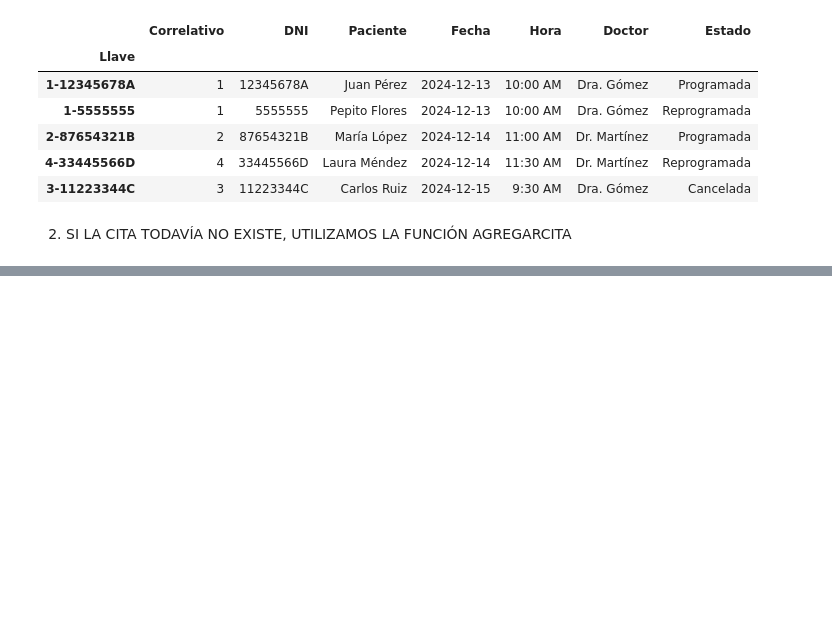
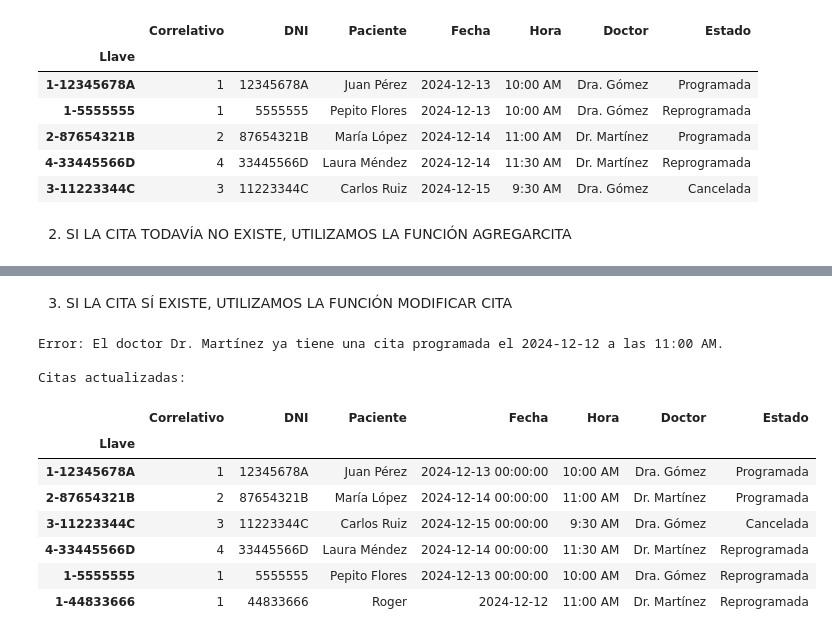
Before and after one commit to RogerReateguiUTEC/Tareas_Programacion101, a Jupyter notebook: Copia_de_Examen_Final_Programacion_101.ipynb, the cells around one changed output, grey strips where cells are left out. Cells and saved outputs as stored; diff of their text form; code cells hidden in the pictures; blank space fills up the shorter version.

```diff
--- a/Copia_de_Examen_Final_Programacion_101.ipynb
+++ b/Copia_de_Examen_Final_Programacion_101.ipynb
@@ -148,0 +168,29 @@ Citas ordenadas por fecha y hora:
+# %% [markdown]
+3. SI LA CITA SÍ EXISTE, UTILIZAMOS LA FUNCIÓN MODIFICAR CITA
+# %%
+llave_a_modificar = "1-44833666"  # La llave de la cita que se quiere modificar
+nuevos_datos = {
+    "Fecha": "2024-12-12",  # Cambiar la fecha
+    "Doctor": "Dr. Martínez",
+    "Hora": "11:00 AM",     # Cambiar la hora
+    "Estado": "Reprogramada"  # Cambiar el estado
+}
+
+# Llamar a la función para modificar la cita
+citas_actualizadas = modificarCita(citas, llave_a_modificar, **nuevos_datos)
+
+# Mostrar las citas actualizadas
+print("\nCitas actualizadas:")
+citas_actualizadas.head(10)
+# %% [output]
+Error: El doctor Dr. Martínez ya tiene una cita programada el 2024-12-12 a las 11:00 AM.
+
+Citas actualizadas:
+|  | Correlativo | DNI | Paciente | Fecha | Hora | Doctor | Estado |
+| Llave |  |  |  |  |  |  |  |
+| 1-12345678A | 1 | 12345678A | Juan Pérez | 2024-12-13 00:00:00 | 10:00 AM | Dra. Gómez | Programada |
+| 2-87654321B | 2 | 87654321B | María López | 2024-12-14 00:00:00 | 11:00 AM | Dr. Martínez | Programada |
+| 3-11223344C | 3 | 11223344C | Carlos Ruiz | 2024-12-15 00:00:00 | 9:30 AM | Dra. Gómez | Cancelada |
+| 4-33445566D | 4 | 33445566D | Laura Méndez | 2024-12-14 00:00:00 | 11:30 AM | Dr. Martínez | Reprogramada |
+| 1-5555555 | 1 | 5555555 | Pepito Flores | 2024-12-13 00:00:00 | 10:00 AM | Dra. Gómez | Reprogramada |
+| 1-44833666 | 1 | 44833666 | Roger | 2024-12-12 | 11:00 AM | Dr. Martínez | Reprogramada |
```
Also changed, not shown: parts of 1 cell of this notebook.
